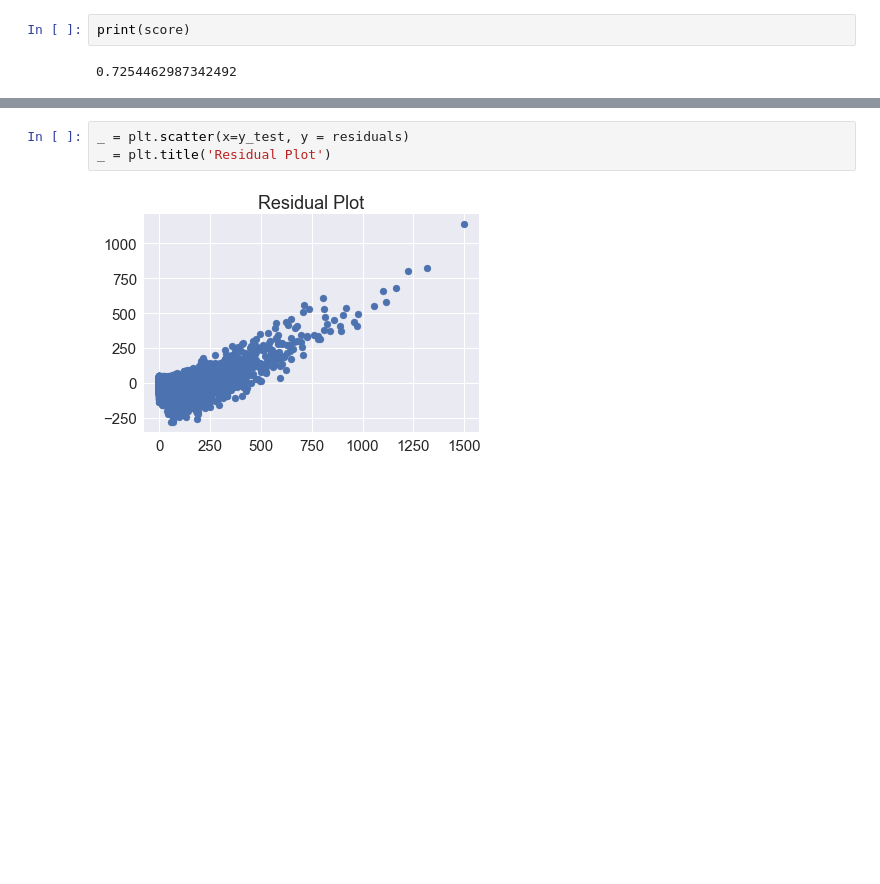
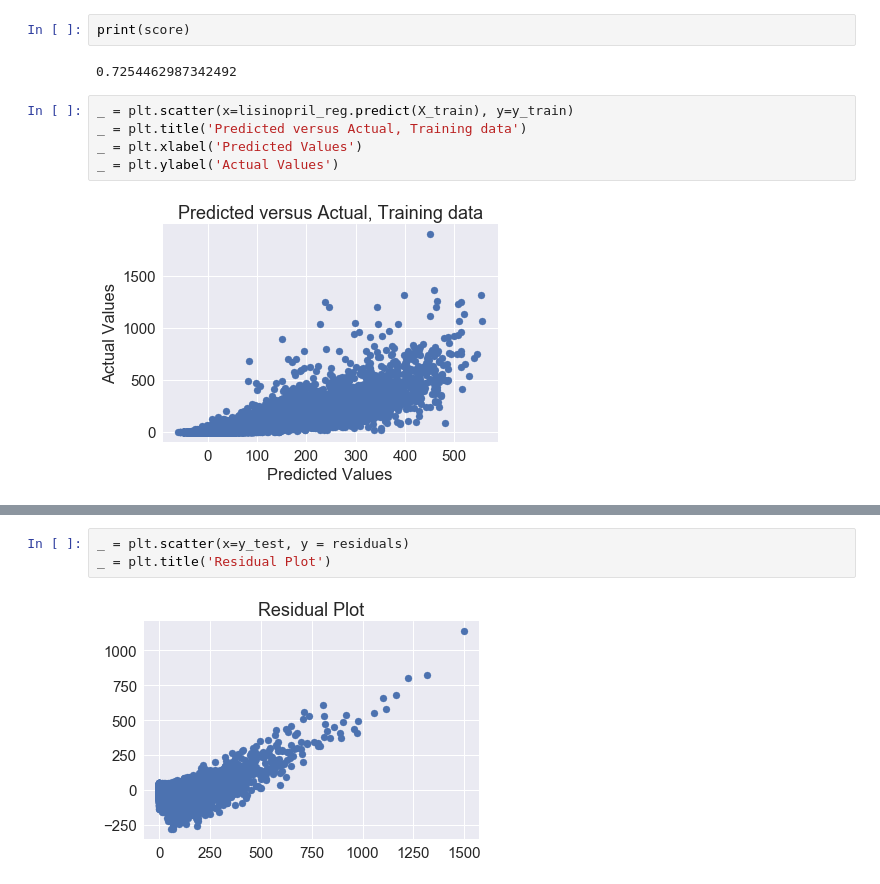
Before and after one commit to ryatchak/springboard, a Jupyter notebook: capstone1_prescriptionprediction/prediction_tasks.ipynb, the cells around one changed output, grey strips where cells are left out. Drawn from its saved outputs; the diff is of its cells as text; blank space fills up the shorter version.

Commit message:
Prediction tasks, milestone report

```diff
--- a/capstone1_prescriptionprediction/prediction_tasks.ipynb
+++ b/capstone1_prescriptionprediction/prediction_tasks.ipynb
@@ -216,3 +219,10 @@ residuals = (y_test - lisinopril_reg.predict(X_test))
 print(score)
 # %% [output]
 0.7254462987342492
+# %%
+_ = plt.scatter(x=lisinopril_reg.predict(X_train), y=y_train)
+_ = plt.title('Predicted versus Actual, Training data')
+_ = plt.xlabel('Predicted Values')
+_ = plt.ylabel('Actual Values')
+# %% [output]
+[figure, added]
```
Also changed, not shown: parts of 48 cells of this notebook, 1 other file.
